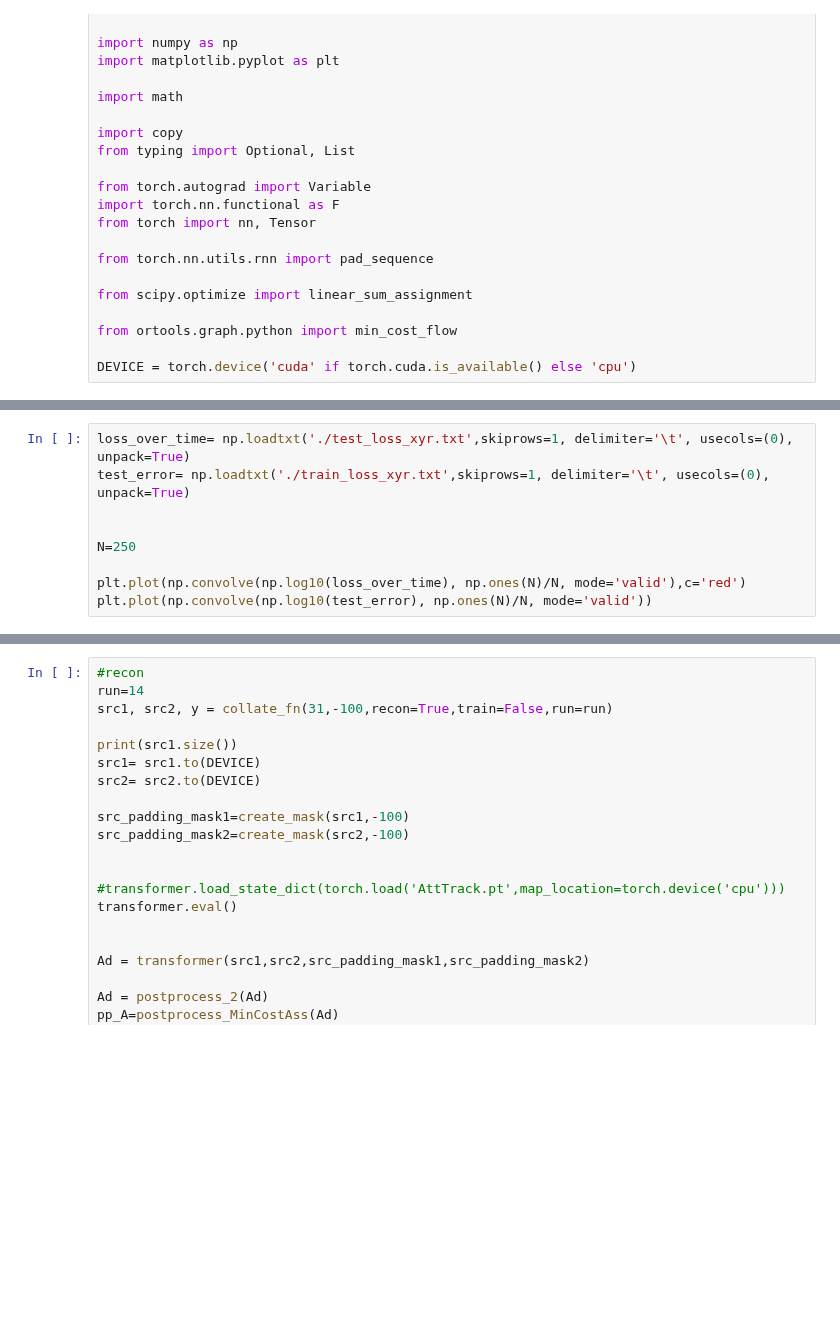
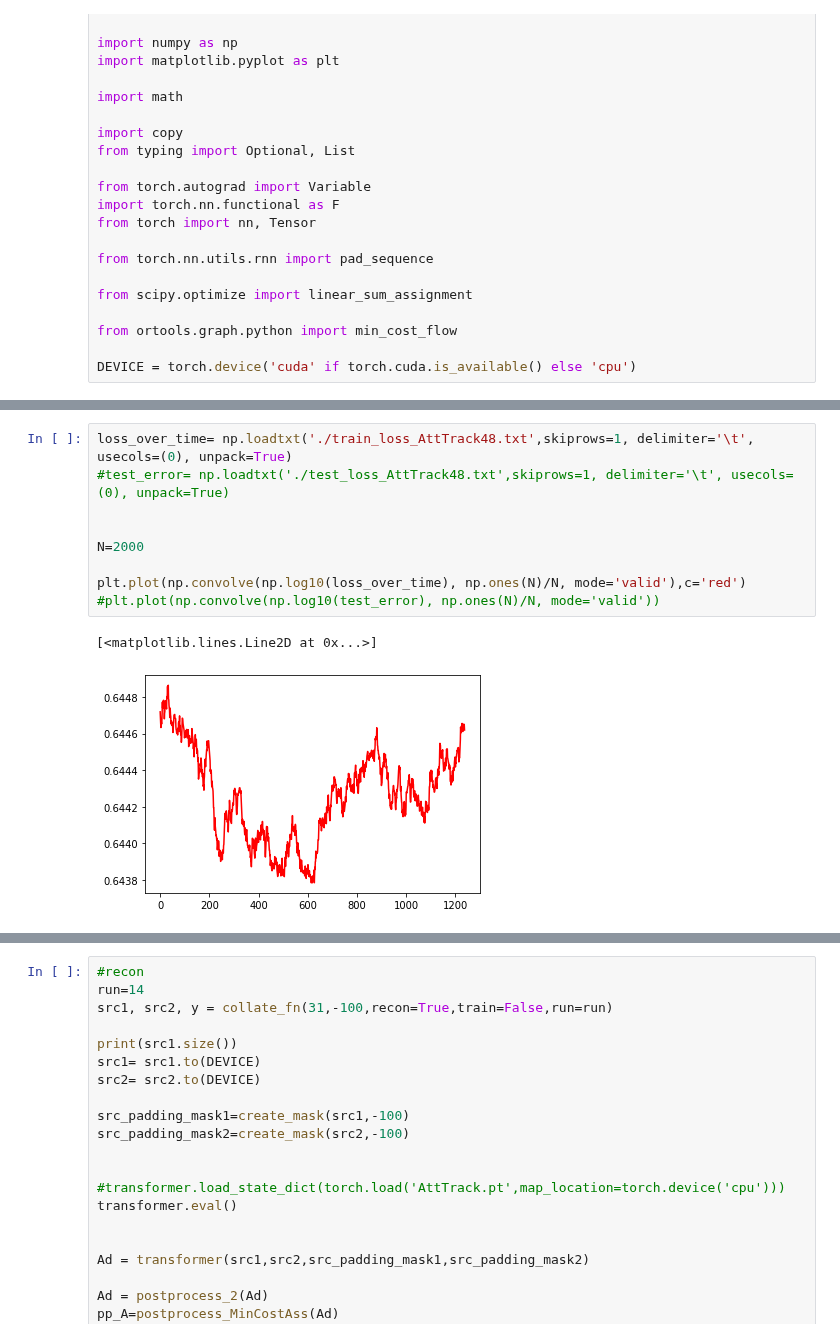
Before and after one commit to mosturm/IWR_CellTrack, a Jupyter notebook: prediction2.ipynb, the cells around one changed output, grey strips where cells are left out. Drawn from its saved outputs; the diff is of its cells as text; blank space fills up the shorter version.

```diff
--- a/prediction2.ipynb
+++ b/prediction2.ipynb
@@ -1075,12 +1144,15 @@ Epoch: 62, Train loss: 4.610, Val loss: 3.757, Epoch time = 2.820s
 # %%
-loss_over_time= np.loadtxt('./test_loss_xyr.txt',skiprows=1, delimiter='\t', usecols=(0), unpack=True)
-test_error= np.loadtxt('./train_loss_xyr.txt',skiprows=1, delimiter='\t', usecols=(0), unpack=True)
+loss_over_time= np.loadtxt('./train_loss_AttTrack48.txt',skiprows=1, delimiter='\t', usecols=(0), unpack=True)
+#test_error= np.loadtxt('./test_loss_AttTrack48.txt',skiprows=1, delimiter='\t', usecols=(0), unpack=True)
 
 
-N=250
+N=2000
 
 plt.plot(np.convolve(np.log10(loss_over_time), np.ones(N)/N, mode='valid'),c='red')
-plt.plot(np.convolve(np.log10(test_error), np.ones(N)/N, mode='valid'))
+#plt.plot(np.convolve(np.log10(test_error), np.ones(N)/N, mode='valid'))
+# %% [output]
+[<matplotlib.lines.Line2D at 0x...>]
+[figure, added]
 # %%
 src1, src2, y,d = collate_fn(10,-100,train=False)
 
```
Also changed, not shown: parts of 6 cells of this notebook, 2 other files.
